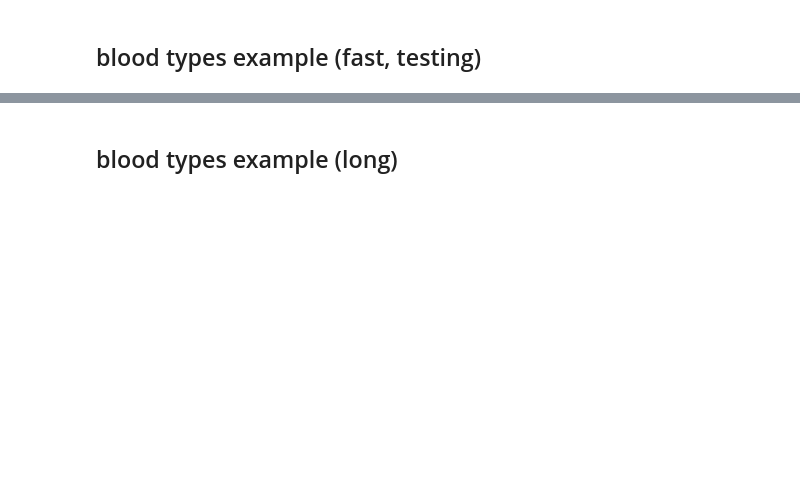
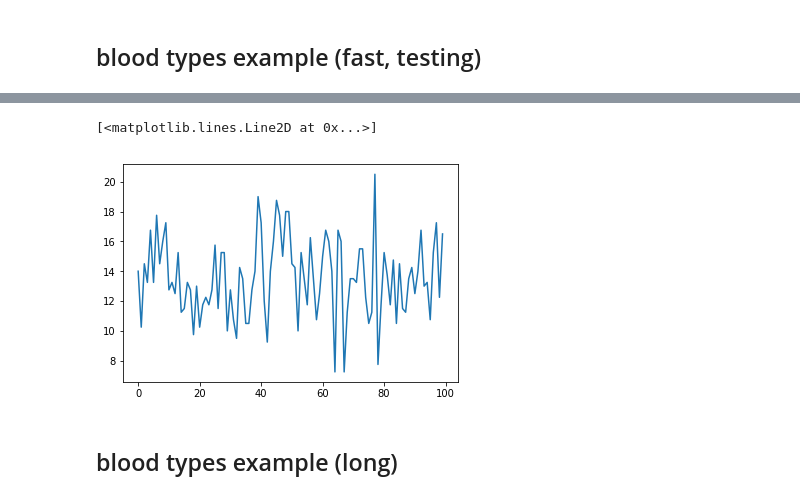
Before and after one commit to currymj/dynamic-set-packing-gym, a Jupyter notebook: examples/policy_gradient_pytorch.ipynb, the cells around one changed output, grey strips where cells are left out. Drawn from its saved outputs; the diff is of its cells as text; code cells hidden in the pictures; blank space fills up the shorter version.

Commit message:
minibatch policy gradient training seemingly working

```diff
--- a/examples/policy_gradient_pytorch.ipynb
+++ b/examples/policy_gradient_pytorch.ipynb
@@ -110,16 +117,23 @@ class MLPMatchAgent:
         return action_sample[0]
 
     def learn(self, history_dict):
-        "Perform the policy gradient update with its optimizer and policy."
+        """
+        Perform the policy gradient update with its optimizer and policy.
+
+        history_dict in general contains batches of episodes; we flatten these out
+        into one enormous batch (as long as discounting of rewards is done correctly, the policy gradient loss
+        doesn't care where each example came from).
+        """
+
+        # discounted returns, flattened out
+        disc_returns = torch.as_tensor(np.concatenate([discounted_episode_returns(r, gamma=self.gamma) for r in history_dict['rewards']]), dtype=torch.float32, device=self.device)
+        observations_tensor = torch.as_tensor(np.vstack(history_dict['observations']), dtype=torch.float32, device=self.device)
+        actions_tensor = torch.as_tensor(np.concatenate(history_dict['actions']), dtype=torch.float32, device=self.device)
 
         self.optimizer.zero_grad()
-
-        obs_tensor = torch.tensor(history_dict['observations'], dtype=torch.float32, requires_grad=False, device=self.device)
-        returns_tensor = torch.tensor(discounted_episode_returns(history_dict['rewards'], gamma=self.gamma), dtype=torch.float32, requires_grad=False, device=self.device)
-        actions_tensor = torch.tensor(history_dict['actions'], dtype=torch.float32, requires_grad=False, device=self.device)
-        policy_dists = self.policy(obs_tensor)
+        policy_dists = self.policy(observations_tensor)
         loss = pg_target(policy_dists,
-                             returns_tensor,
+                             disc_returns,
                              actions_tensor)
         loss.backward()
         self.optimizer.step()
@@ -128,6 +158,6 @@ class MLPMatchAgent:
 # %%
 env_example = gym.make('DynamicSetPacking-gurobitest-v0')
 ag = MLPMatchAgent(env_example.observation_space.shape[0], gamma=0.999)
-ep_rewards = train_loop(env_example, ag, 10, 10, quiet=True)
+ep_rewards = train_loop(env_example, ag, 100, 4, 10, quiet=True)
 # %% [output]
 [interactive output not drawn]
@@ -135,3 +164,8 @@ Academic license - for non-commercial use only
+# %%
+plt.plot(ep_rewards)
+# %% [output]
+[<matplotlib.lines.Line2D at 0x...>]
+[figure, added]
 # %% [markdown]
 ## blood types example (long)
 # %%
```
Also changed, not shown: parts of 4 cells of this notebook.
